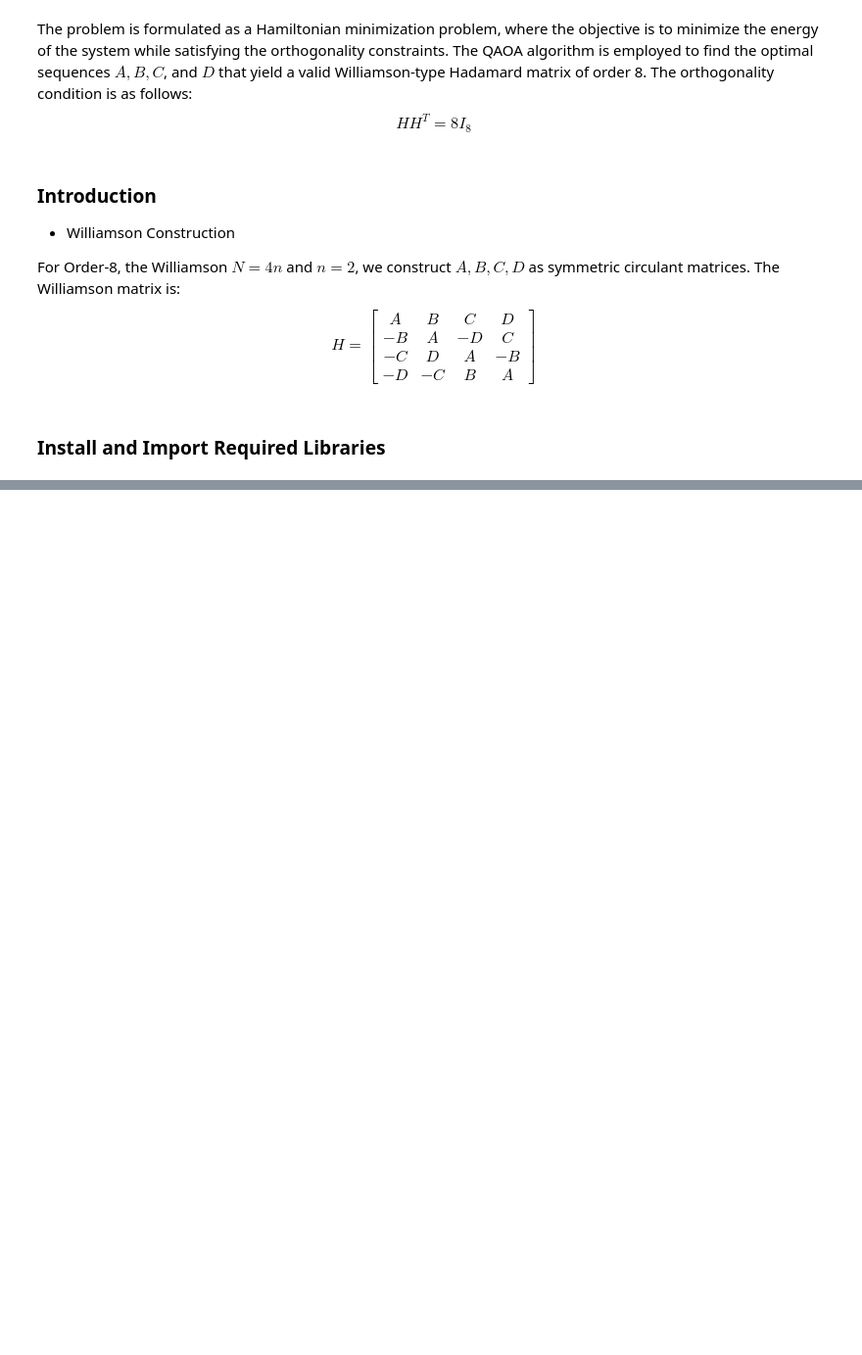
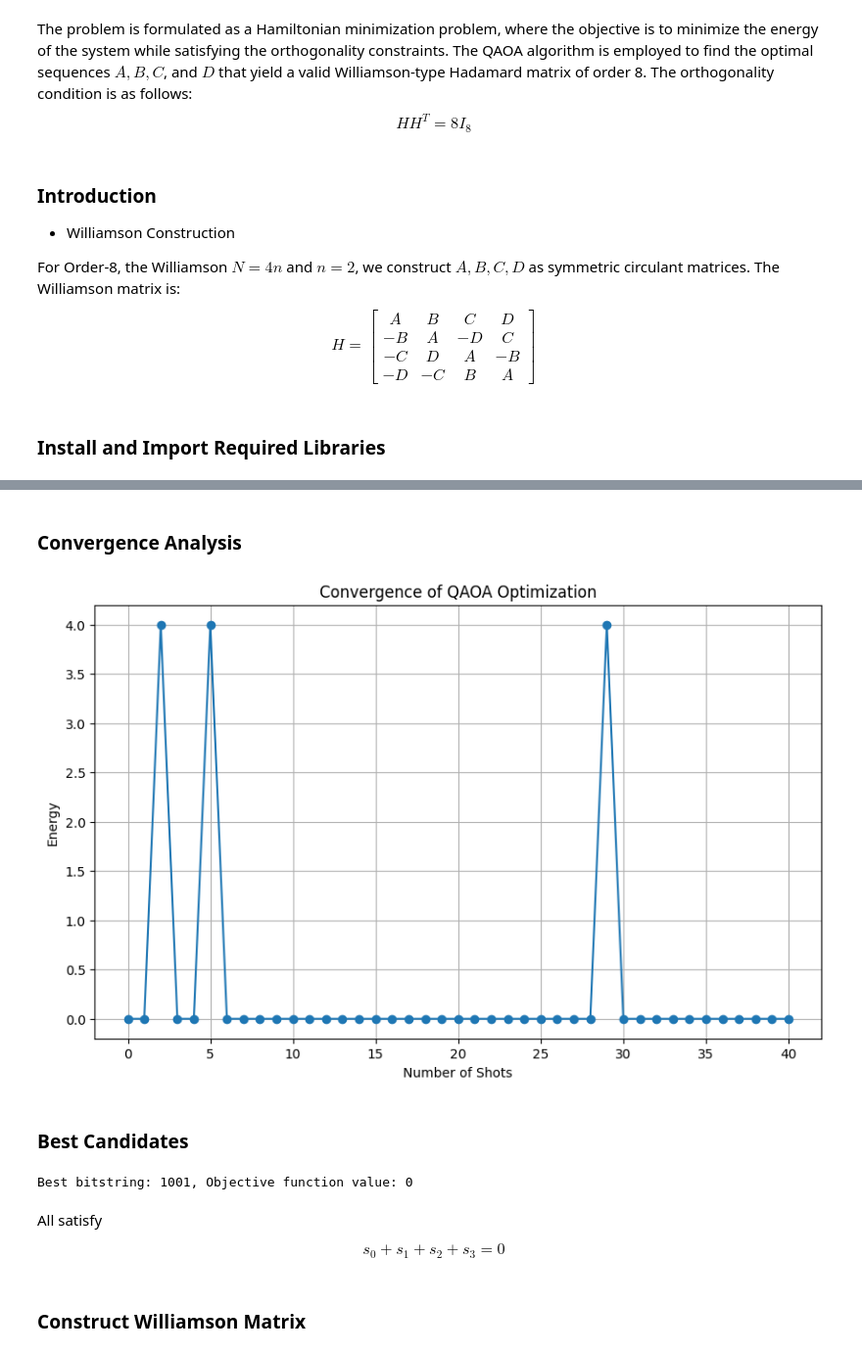
Before and after one commit to naseer-muhammad/Hadamard-Matrix-Research, a Jupyter notebook: Williamson/8x8_Williamson.ipynb, the cells around one changed output, grey strips where cells are left out. Shown at 98% size. Drawn from its saved outputs; the diff is of its cells as text; code cells hidden in the pictures; blank space fills up the shorter version.

```diff
--- a/Williamson/8x8_Williamson.ipynb
+++ b/Williamson/8x8_Williamson.ipynb
@@ -27,0 +259,32 @@ A & B & C & D \\
+# %% [markdown]
+### **Convergence Analysis**
+# %%
+plt.figure(figsize=(10, 6))
+
+plt.plot(vObj, 'o-')
+plt.title('Convergence of QAOA Optimization')
+plt.xlabel('Number of Shots')
+plt.ylabel('Energy')
+plt.grid()
+plt.show()
+# %% [output]
+[figure, added]
+# %% [markdown]
+### **Best Candidates**
+# %%
+best_sol = min(
+    counts.keys(),
+    key=lambda x: obj_williamson_8(x)
+)
+
+best_obj = obj_williamson_8(best_sol)
+
+print(f"Best bitstring: {best_sol}, Objective function value: {best_obj}")
+# %% [output]
+Best bitstring: 1001, Objective function value: 0
+# %% [markdown]
+All satisfy
+
+$$s_0 + s_1 + s_2 + s_3 = 0$$
+# %% [markdown]
+### **Construct Williamson Matrix**
```
Also changed, not shown: parts of 46 cells of this notebook, 2 other files.
